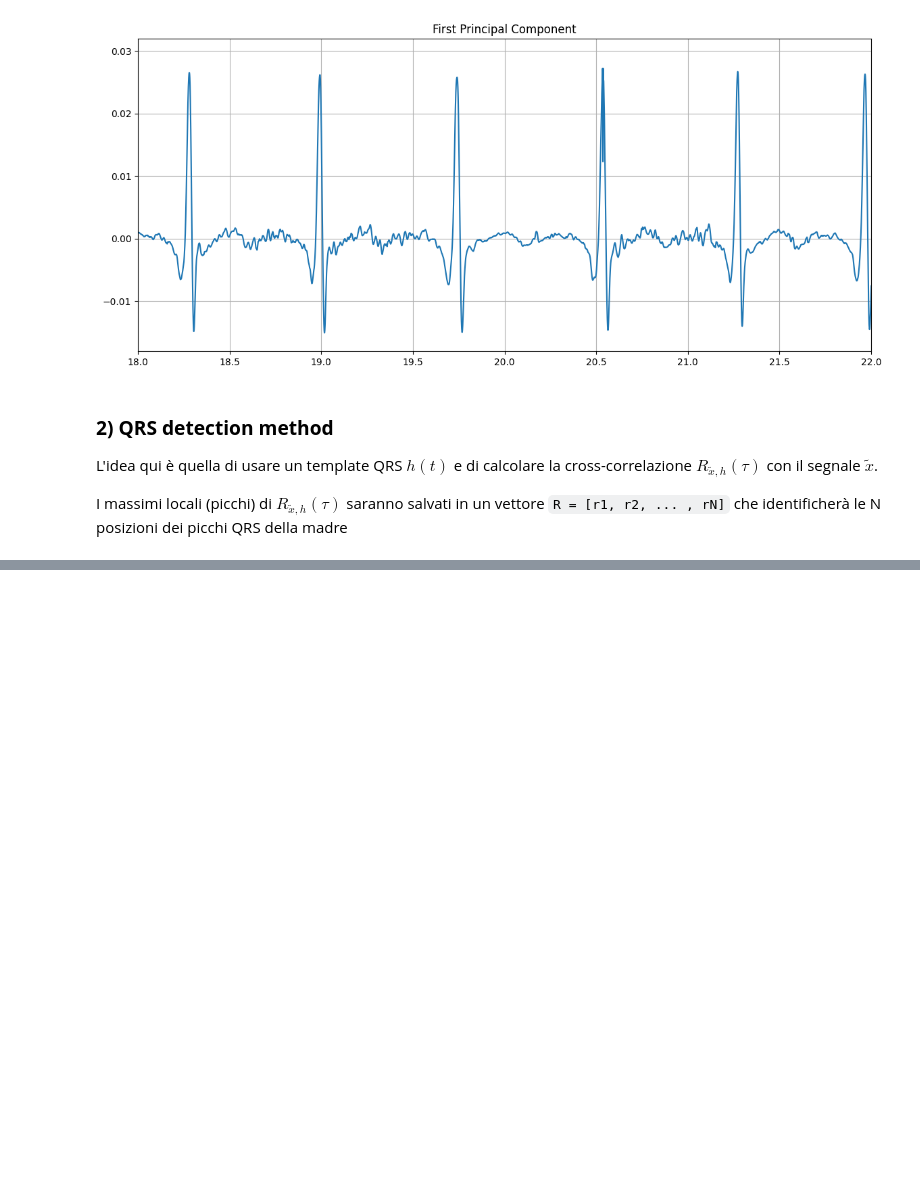
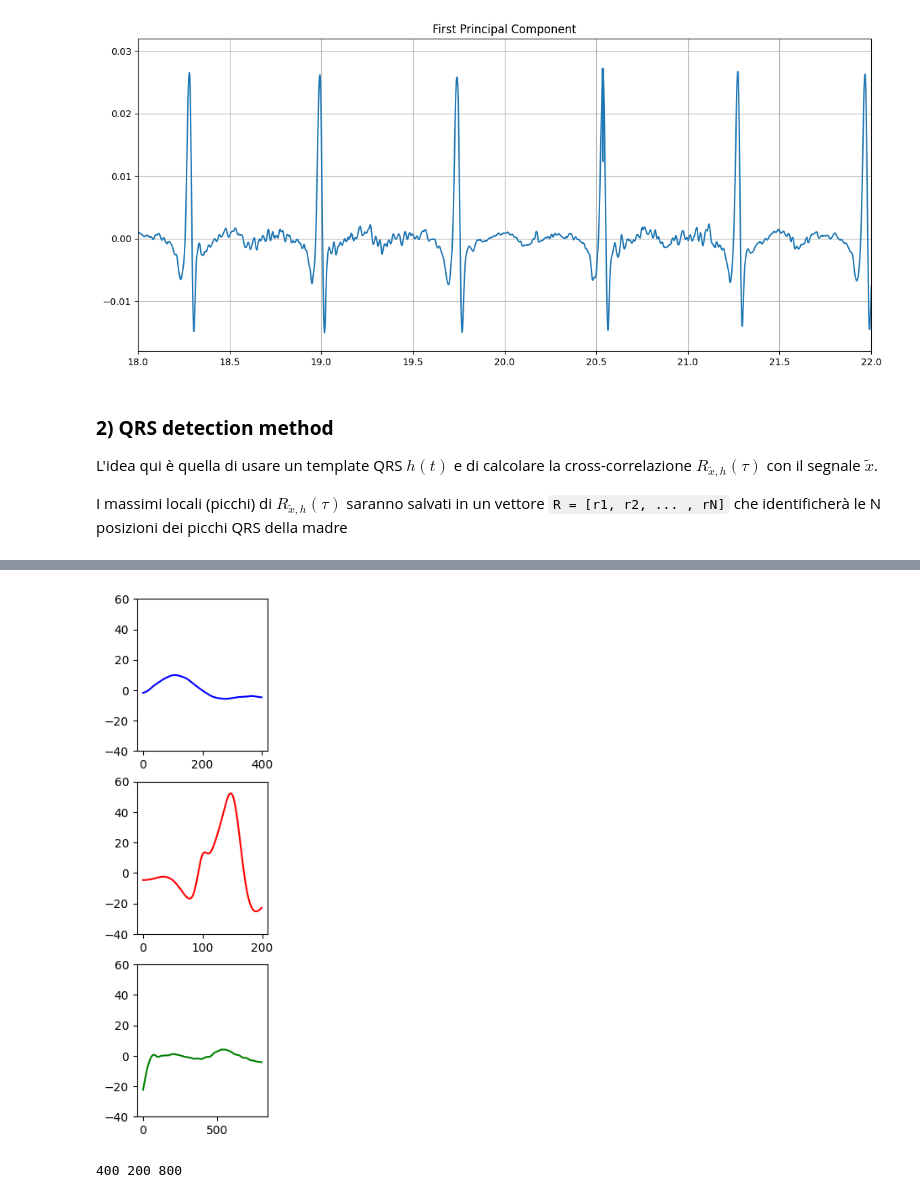
Before and after one commit to EmanueleGiavardi/BSP_project, a Jupyter notebook: test.ipynb, the cells around one changed output, grey strips where cells are left out. Drawn from its saved outputs; the diff is of its cells as text; code cells hidden in the pictures; blank space fills up the shorter version.

```diff
--- a/test.ipynb
+++ b/test.ipynb
@@ -349,0 +455,25 @@ plt.show()
+# %%
+P_len_samples = int(P_wave_duration_seconds * new_sf)
+QRS_len_samples = int(duration_template_seconds * new_sf)
+T_len_samples = int(T_wave_duration_seconds * new_sf)
+
+mu_P = mu[0:P_len_samples]
+mu_QRS = mu[P_len_samples:QRS_len_samples+P_len_samples]
+mu_T = mu[QRS_len_samples+P_len_samples:]
+
+plt.figure(figsize=(2, 8))
+plt.subplot(3, 1, 1)
+plt.ylim(-40, 60)
+plt.plot(mu_P, color='blue')
+plt.subplot(3, 1, 2)
+plt.ylim(-40, 60)
+plt.plot(mu_QRS, color='red')
+plt.subplot(3, 1, 3)
+plt.plot(mu_T, color='green')
+plt.ylim(-40, 60)
+plt.show()
+
+print(len(mu_P), len(mu_QRS), len(mu_T))
+# %% [output]
+[figure, added]
+400 200 800
```
Also changed, not shown: parts of 12 cells of this notebook.
